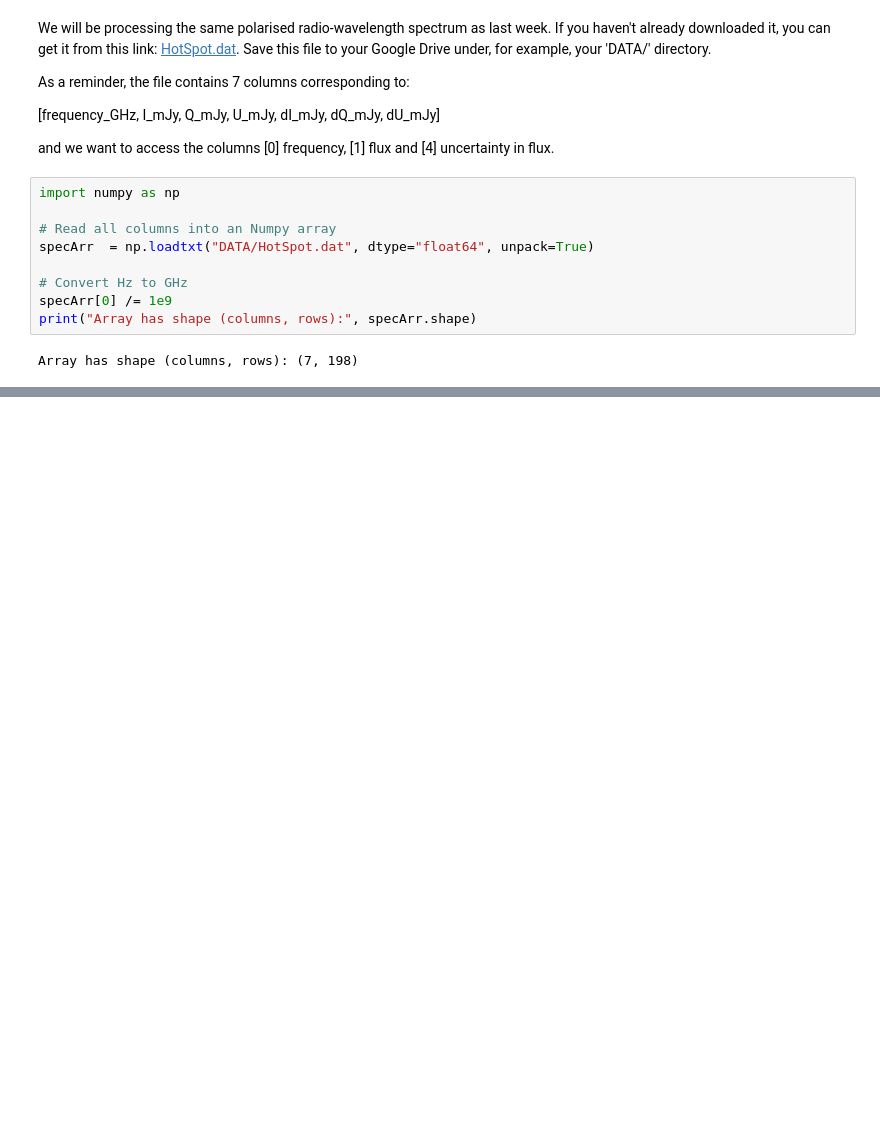
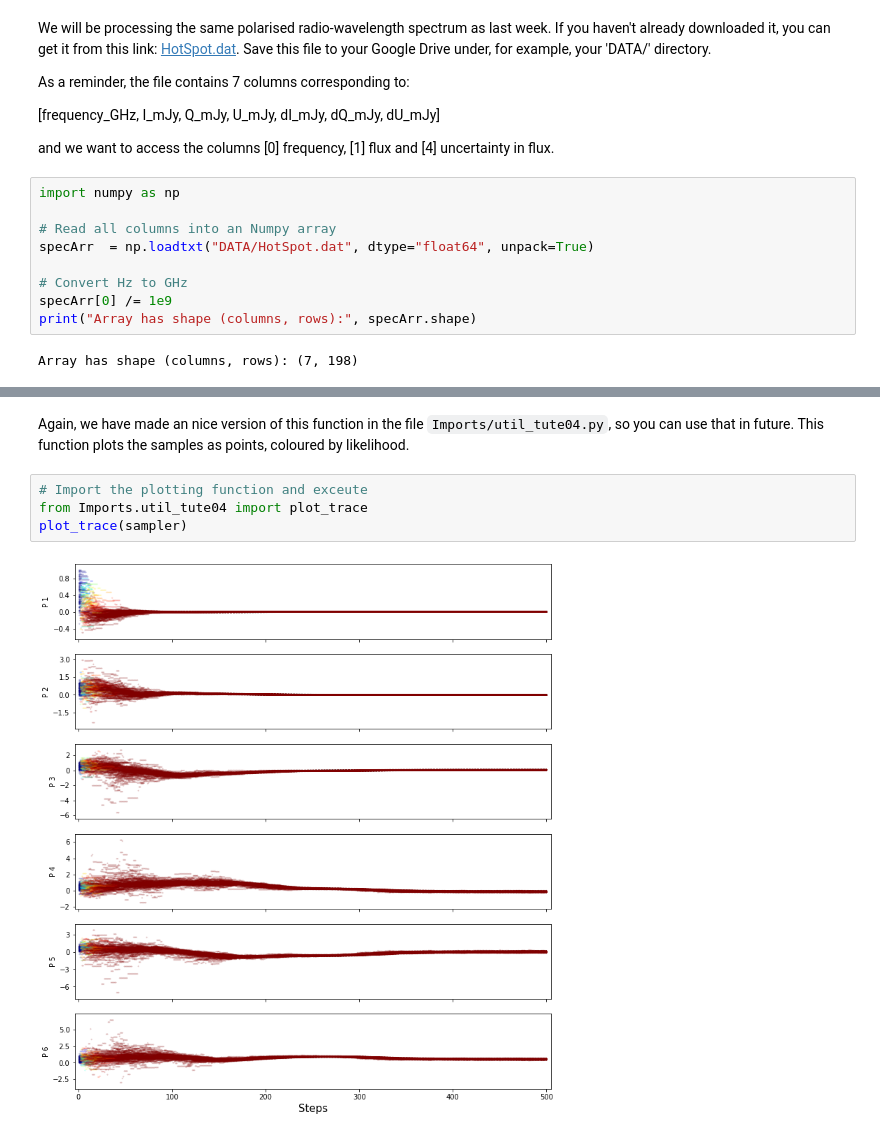
Before and after one commit to MQ-ASTR3110-2021/ASTR3110_Tutorial_Notebooks_2021, a Jupyter notebook: ASTR3110_Tutorial_4_MCMC.ipynb, the cells around one changed output, grey strips where cells are left out. Saved outputs shown, nothing was run; the diff lists cells and outputs as text; blank space fills up the shorter version.

````diff
--- a/ASTR3110_Tutorial_4_MCMC.ipynb
+++ b/ASTR3110_Tutorial_4_MCMC.ipynb
@@ -57,0 +205,8 @@ Array has shape (columns, rows): (7, 198)
+# %% [markdown]
+Again, we have made an nice version of this function in the file ```Imports/util_tute04.py```, so you can use that in future. This function plots the samples as points, coloured by likelihood.
+# %%
+# Import the plotting function and exceute
+from Imports.util_tute04 import plot_trace
+plot_trace(sampler)
+# %% [output]
+[figure, added]
````
Also changed, not shown: parts of 31 cells of this notebook, 3 other files.
